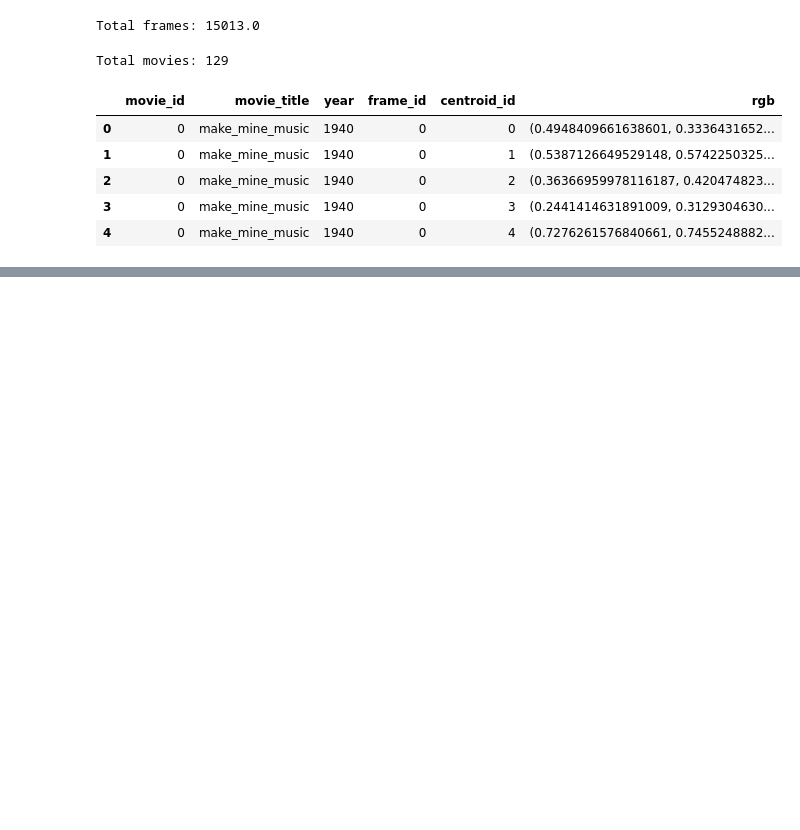
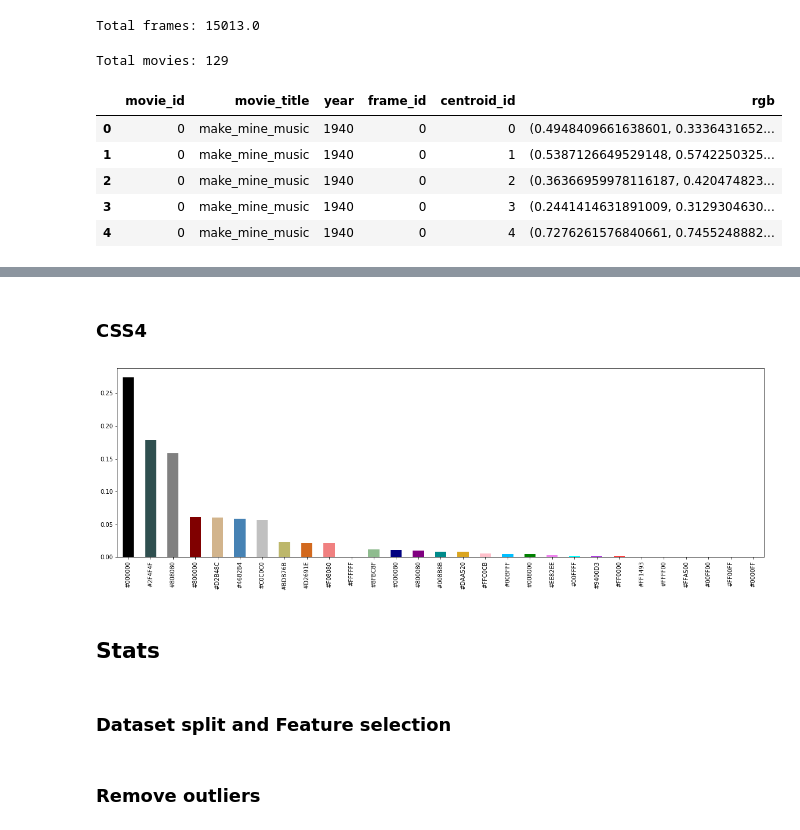
Before and after one commit to AttilioTrovato/Animation-studios-analysis, a Jupyter notebook: movies-frame/centroids/centroids_stats.ipynb, the cells around one changed output, grey strips where cells are left out. Cells and saved outputs as stored; diff of their text form; code cells hidden in the pictures; blank space fills up the shorter version.

```diff
--- a/movies-frame/centroids/centroids_stats.ipynb
+++ b/movies-frame/centroids/centroids_stats.ipynb
@@ -195,0 +252,10 @@ plt.show()
+# %% [markdown]
+### CSS4
+# %%
+plot_ref_colors(cdf, 'CSS4_SEL_ref_color_hex')
+# %% [output]
+[figure, added]
+# %% [markdown]
+## Stats
+# %% [markdown]
+### Dataset split and Feature selection
@@ -195,0 +268,2 @@ plt.show()
+# %% [markdown]
+### Remove outliers
```
Also changed, not shown: parts of 46 cells of this notebook.
